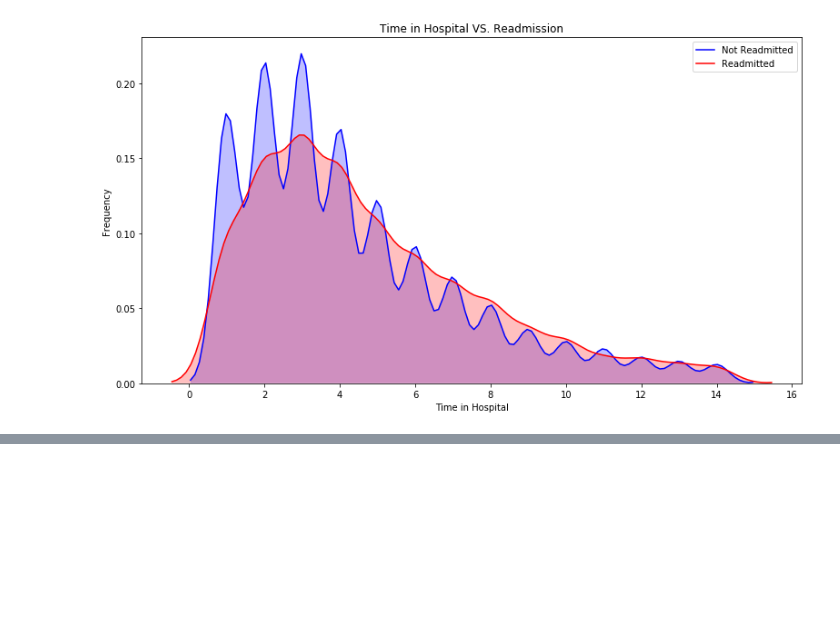
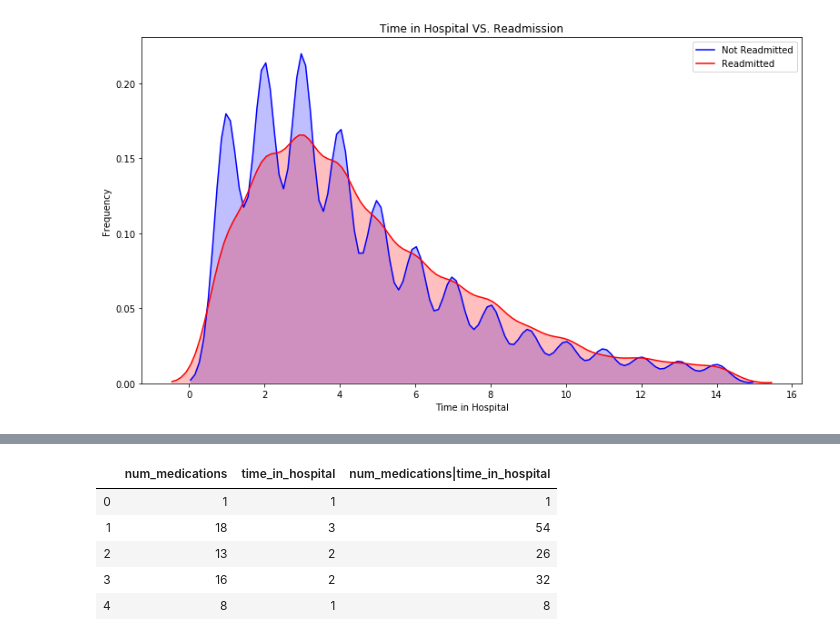
Before and after one commit to borkostolo/healthcare, a Jupyter notebook: dev/jae/Jae_healthcare.ipynb, the cells around one changed output, grey strips where cells are left out. Cells and saved outputs as stored; diff of their text form; code cells hidden in the pictures; blank space fills up the shorter version.

```diff
--- a/dev/jae/Jae_healthcare.ipynb
+++ b/dev/jae/Jae_healthcare.ipynb
@@ -693,0 +876,9 @@ fig.show()
+# %%
+df[['num_medications','time_in_hospital', 'num_medications|time_in_hospital']].head()
+# %% [output]
+|  | num_medications | time_in_hospital | num_medications|time_in_hospital |
+| 0 | 1 | 1 | 1 |
+| 1 | 18 | 3 | 54 |
+| 2 | 13 | 2 | 26 |
+| 3 | 16 | 2 | 32 |
+| 4 | 8 | 1 | 8 |
```
Also changed, not shown: parts of 18 cells of this notebook.
